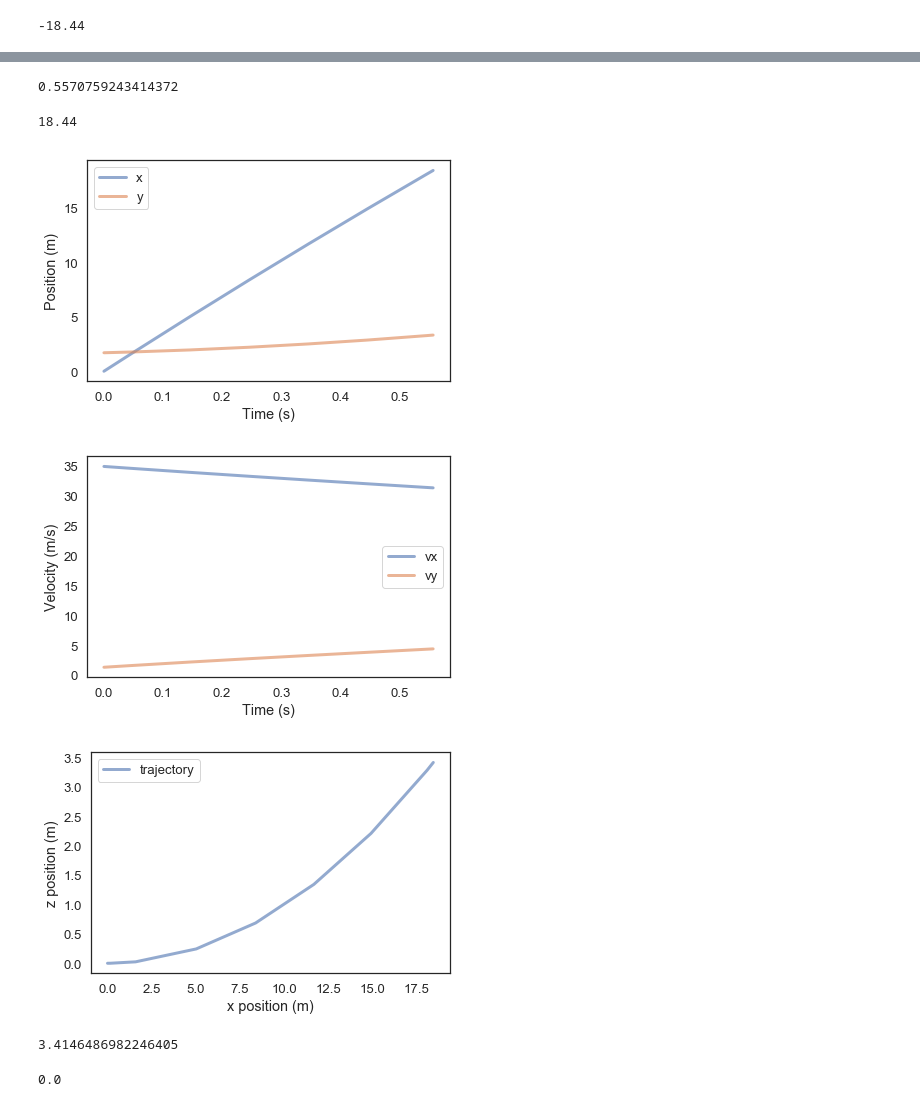
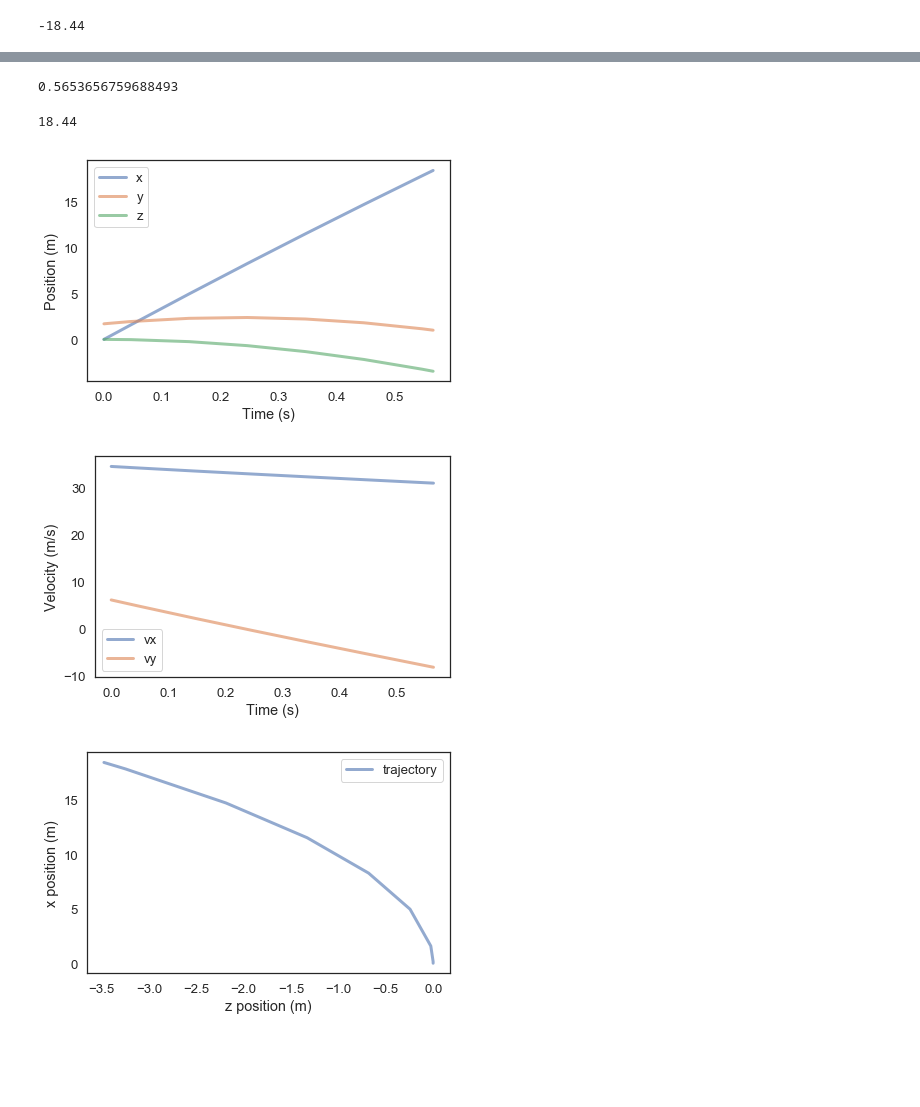
Before and after one commit to arwensadler/ModSimPy, a Jupyter notebook: code/Curveball.ipynb, the cells around one changed output, grey strips where cells are left out. Drawn from its saved outputs; the diff is of its cells as text; code cells hidden in the pictures; blank space fills up the shorter version.

Commit message:
Curveball

```diff
--- a/code/Curveball.ipynb
+++ b/code/Curveball.ipynb
@@ -27,7 +27,7 @@ params = Params(x = 0,
                 diameter = 73e-3,
                 rho = 1.2,
                 C_d = 0.33,
-                angle = 2.17, #angle of throw b/w x and y axes
+                angle = 10, #angle of throw b/w x and y axes--2.17 w/ no rotation
                 angle_rot = 35, #angle of rotation b/w y and z axes
                 velocity = 34.96,
                 rps = 2308 / 60,
@@ -138,10 +138,9 @@ def mag_force(v, system):
     s = Vector(0, ly, lz)
 
     mag = 16/3 * (np.pi**2 * (diameter/2)**3 * rps * rho * v.mag) #Assuming air velocity is 0
-    direction = s.hat()#the direction it's rotating, a unit vector in the system
+    direction = -s.hat()#the direction it's rotating, a unit vector in the system
     L = direction * mag
-    print('mag_force is being called!')
-    print(mag)
+
     return L
 # %%
 def slope_func(state, t, system):
@@ -225,7 +205,7 @@ mag_force is being called!
 #How long the ball flew for
 flight_time = get_last_label(results)
 # %% [output]
-0.5570759243414372
+0.5653656759688493
 # %%
 #How far the ball flew
 x_dist = get_last_value(results.x)
@@ -234,11 +214,12 @@ x_dist = get_last_value(results.x)
 # %%
 plot(results.x, label='x')
 plot(results.y, label='y')
+plot(results.z, label='z')
 
 decorate(xlabel='Time (s)',
          ylabel='Position (m)')
 # %% [output]
-[figure, old version]
+[figure, new version]
 # %%
 plot(results.vx, label='vx')
 plot(results.vy, label='vy')
@@ -246,22 +227,14 @@ plot(results.vy, label='vy')
 decorate(xlabel='Time (s)',
          ylabel='Velocity (m/s)')
 # %% [output]
-[figure, old version]
+[figure, new version]
 # %%
 def plot_trajectory(results):
-    plot(results.x, results.z, label='trajectory')
+    plot(results.z, results.x, label='trajectory')
 
-    decorate(xlabel='x position (m)',
-             ylabel='z position (m)')
+    decorate(xlabel='z position (m)',
+             ylabel='x position (m)')
 
 plot_trajectory(results)
 # %% [output]
-[figure, old version]
+[figure, new version]
-# %%
-np.amax(results.z)
-# %% [output]
-3.4146486982246405
-# %%
-np.amin(results.z)
-# %% [output]
-0.0
```
Also changed, not shown: parts of 5 cells of this notebook.
